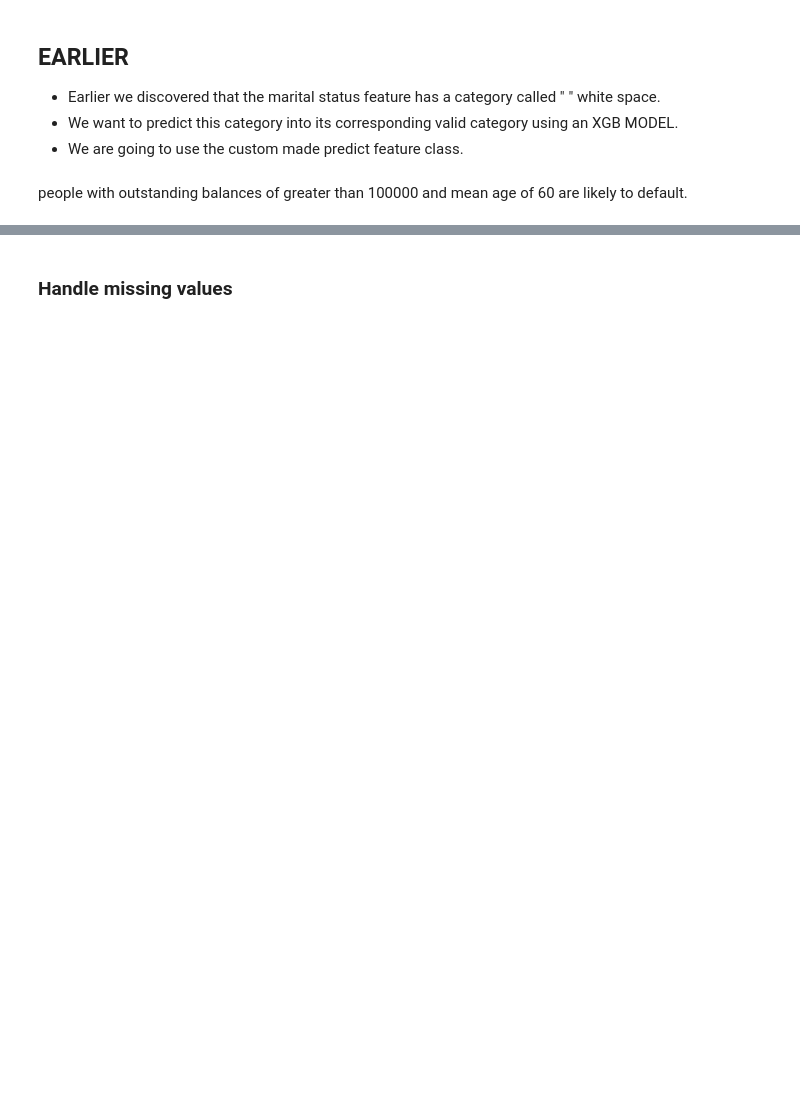
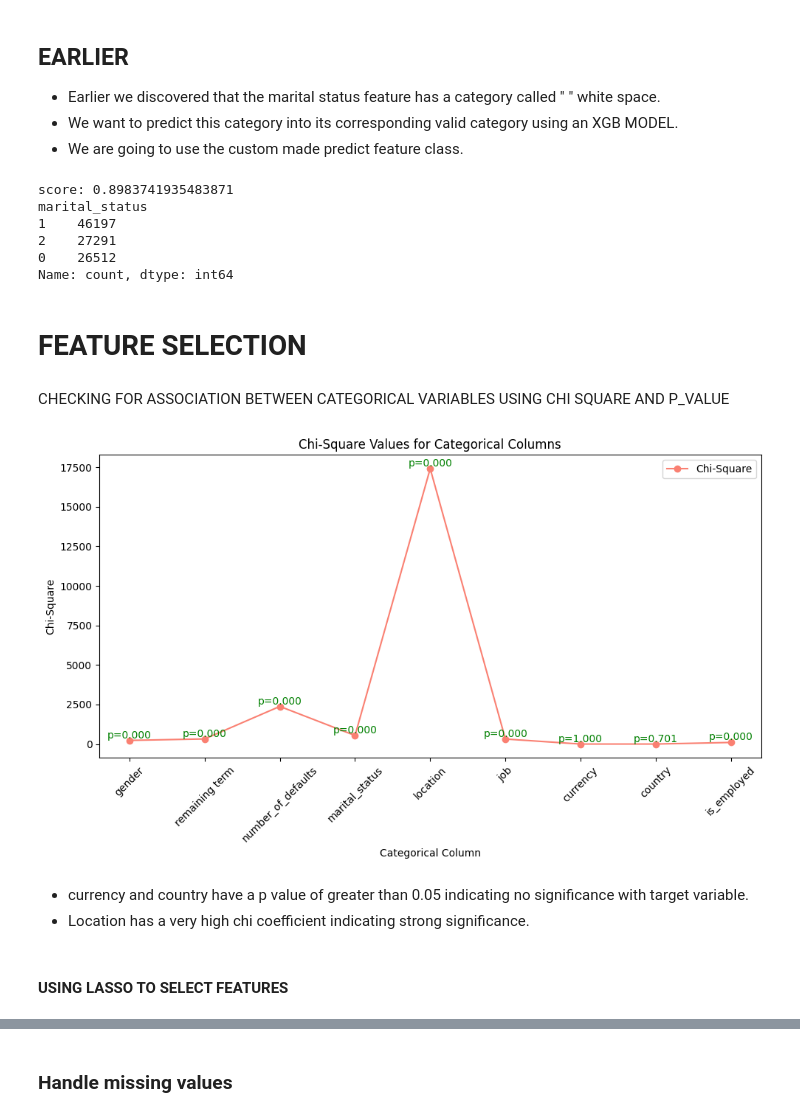
Before and after one commit to Augah2001/Data-Science-Competion-Question-and-Data, a Jupyter notebook: credit_risk.ipynb, the cells around one changed output, grey strips where cells are left out. Cells and saved outputs as stored; diff of their text form; code cells hidden in the pictures; blank space fills up the shorter version.

```diff
--- a/credit_risk.ipynb
+++ b/credit_risk.ipynb
@@ -641,5 +609,77 @@ df.head()
 * Earlier we discovered that the marital status feature has a category called " " white space.
 * We want to predict this category into its corresponding valid category using an XGB MODEL.
 * We are going to use the custom made predict feature class.
-# %% [markdown]
-people with outstanding balances of greater than 100000 and mean age of 60 are likely to default.
+# %%
+import importlib
+import predict_feature
+importlib.reload(predict_feature)
+from predict_feature import Predict_Marital
+import xgboost as xgb
+
+
+
+
+
+mdl = Predict_Marital(df.drop('disbursemet_date', axis =1))
+mdl.train()
+
+preds, feature_importances = mdl.predict()
+
+df.loc[df.marital_status  == ' ', 'marital_status']
+
+df.loc[df.marital_status  == ' ', 'marital_status'] =pd.DataFrame(preds)[0].map({0:'single', 1:'married', 2:'divorced'}).to_numpy()
+df['marital_status'] = df['marital_status'].map({'single':0, 'married':1, 'divorced': 2}).astype('int')
+
+print(df.marital_status.value_counts())
+# %% [output]
+score: 0.8983741935483871
+marital_status
+1    46197
+2    27291
+0    26512
+Name: count, dtype: int64
+# %% [markdown]
+# FEATURE SELECTION
+# %% [markdown]
+ CHECKING FOR ASSOCIATION BETWEEN  CATEGORICAL VARIABLES USING CHI SQUARE AND P_VALUE
+# %%
+from scipy.stats import chi2_contingency
+
+out = {'chi': [], 'p_value': [], 'col': []}
+
+for i in ['gender', 'remaining term', 'number_of_defaults', 'marital_status', 'location', 'job', 'currency', 'country', 'is_employed']:
+    observed_data = pd.crosstab(df[i], df['Loan Status']).to_numpy()
+
+    chi2_statistic, pval, expected_frequency, obs = chi2_contingency(observed_data)
+
+    out['chi'].append(chi2_statistic)
+    out['p_value'].append(pval)
+    out['col'].append(i)
+
+# Create a DataFrame for chi-square values and p-values
+chi_df = pd.DataFrame(out)
+
+# Plotting
+fig, ax = plt.subplots(figsize=(10, 6))
+ax.plot(chi_df['col'], chi_df['chi'], marker='o', color='salmon', label='Chi-Square')
+
+# Adding p-values as text on the plot
+for i, (col, chi, pval) in enumerate(zip(chi_df['col'], chi_df['chi'], chi_df['p_value'])):
+    ax.text(i, chi, f'p={pval:.3f}', ha='center', va='bottom', color='green', fontsize=10)
+
+# Adding labels and title
+ax.set_xlabel('Categorical Column')
+ax.set_ylabel('Chi-Square')
+ax.set_title('Chi-Square Values for Categorical Columns')
+ax.legend()
+
+plt.xticks(rotation=45)  # Rotate x-axis labels by 45 degrees for better readability
+plt.tight_layout()
+plt.show()
+# %% [output]
+[figure, added]
+# %% [markdown]
+* currency and country have a p value of greater than 0.05 indicating no significance with target variable.
+* Location has a very high chi coefficient indicating strong significance.
+# %% [markdown]
+#### USING LASSO TO SELECT FEATURES
```
Also changed, not shown: parts of 50 cells of this notebook, 7 other files.
